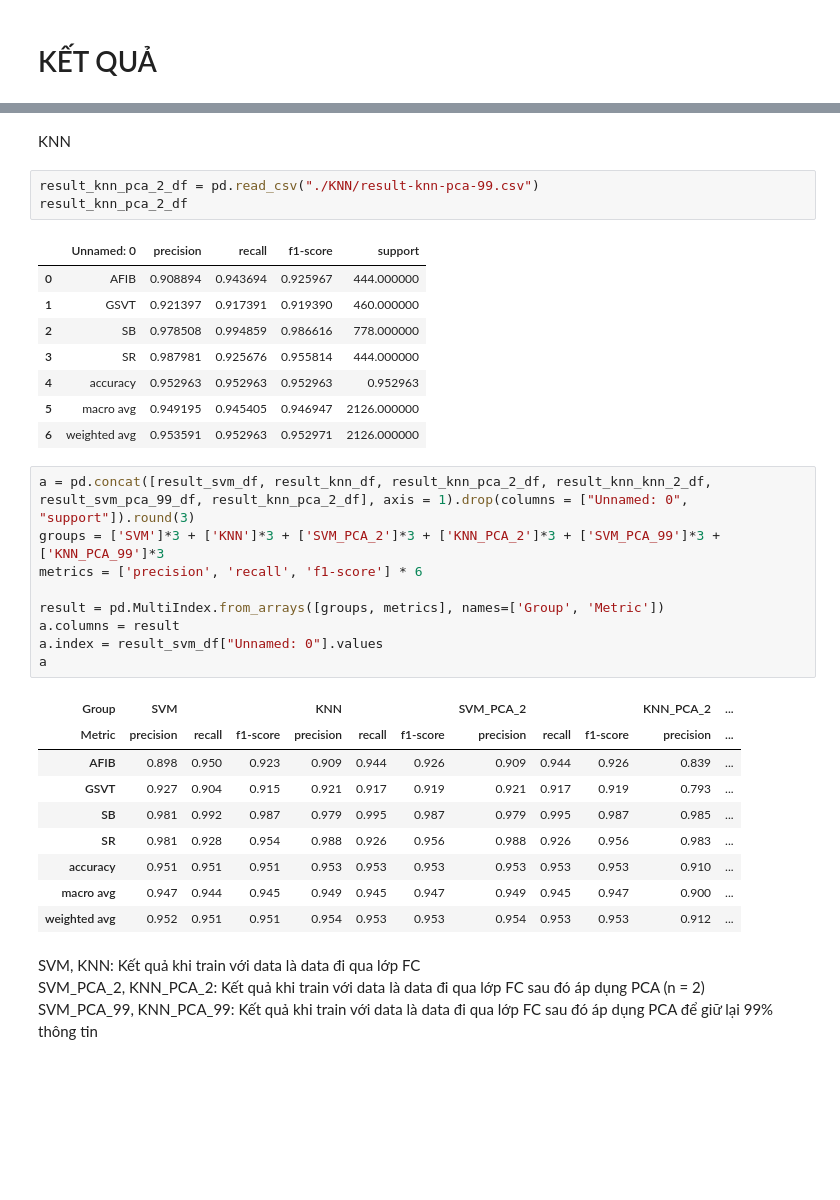
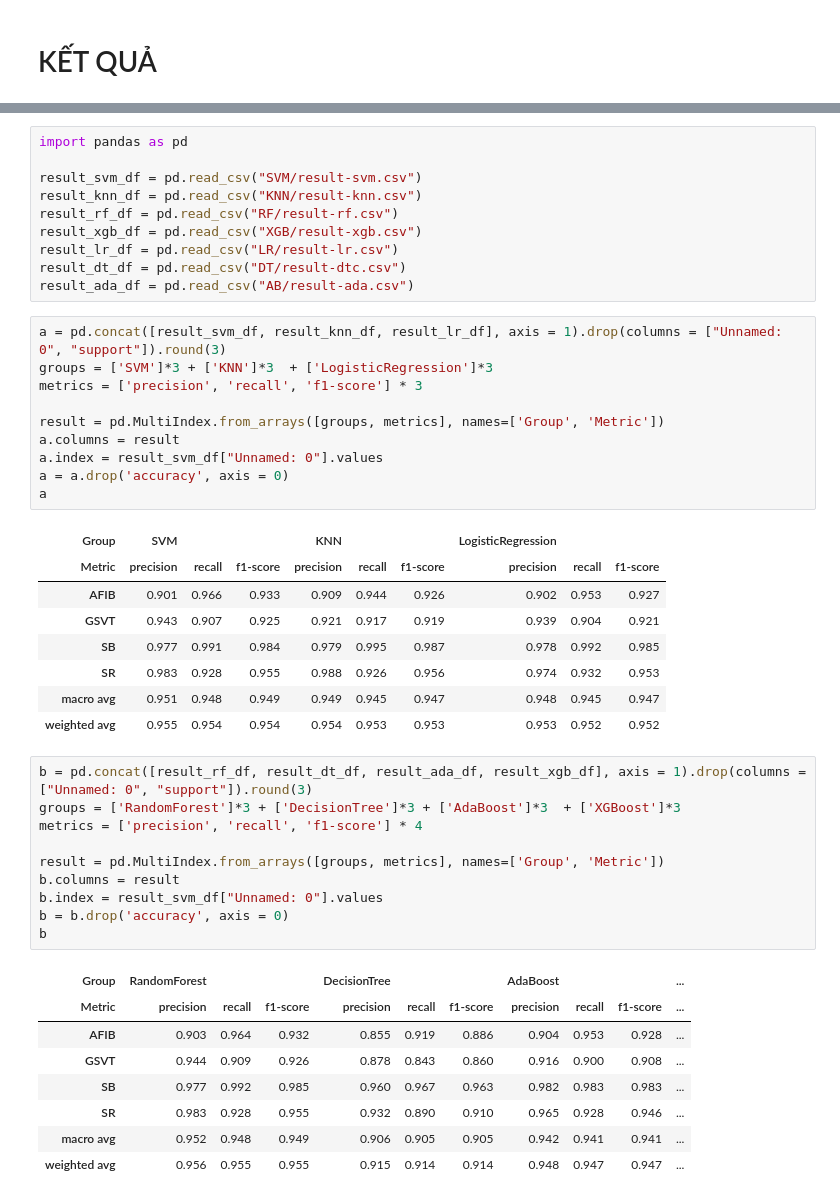
Before and after one commit to PeihPeih/ECG, a Jupyter notebook: Result.ipynb, the cells around one changed output, grey strips where cells are left out. Drawn from its saved outputs; the diff is of its cells as text; blank space fills up the shorter version.

Commit message:
Result

```diff
--- a/Result.ipynb
+++ b/Result.ipynb
@@ -81,37 +3,48 @@ result_svm_pca_99_df
-# %% [markdown]
-KNN
-# %%
-result_knn_pca_2_df = pd.read_csv("./KNN/result-knn-pca-99.csv")
-result_knn_pca_2_df
-# %% [output]
-|  | Unnamed: 0 | precision | recall | f1-score | support |
-| 0 | AFIB | 0.908894 | 0.943694 | 0.925967 | 444.000000 |
-| 1 | GSVT | 0.921397 | 0.917391 | 0.919390 | 460.000000 |
-| 2 | SB | 0.978508 | 0.994859 | 0.986616 | 778.000000 |
-| 3 | SR | 0.987981 | 0.925676 | 0.955814 | 444.000000 |
-| 4 | accuracy | 0.952963 | 0.952963 | 0.952963 | 0.952963 |
-| 5 | macro avg | 0.949195 | 0.945405 | 0.946947 | 2126.000000 |
-| 6 | weighted avg | 0.953591 | 0.952963 | 0.952971 | 2126.000000 |
+# %%
+import pandas as pd
+
+result_svm_df = pd.read_csv("SVM/result-svm.csv")
+result_knn_df = pd.read_csv("KNN/result-knn.csv")
+result_rf_df = pd.read_csv("RF/result-rf.csv")
+result_xgb_df = pd.read_csv("XGB/result-xgb.csv")
+result_lr_df = pd.read_csv("LR/result-lr.csv")
+result_dt_df = pd.read_csv("DT/result-dtc.csv")
+result_ada_df = pd.read_csv("AB/result-ada.csv")
 # %%
-a = pd.concat([result_svm_df, result_knn_df, result_knn_pca_2_df, result_knn_knn_2_df, result_svm_pca_99_df, result_knn_pca_2_df], axis = 1).drop(columns = ["Unnamed: 0", "support"]).round(3)
-groups = ['SVM']*3 + ['KNN']*3 + ['SVM_PCA_2']*3 + ['KNN_PCA_2']*3 + ['SVM_PCA_99']*3 + ['KNN_PCA_99']*3
-metrics = ['precision', 'recall', 'f1-score'] * 6
+a = pd.concat([result_svm_df, result_knn_df, result_lr_df], axis = 1).drop(columns = ["Unnamed: 0", "support"]).round(3)
+groups = ['SVM']*3 + ['KNN']*3  + ['LogisticRegression']*3
+metrics = ['precision', 'recall', 'f1-score'] * 3
 
 result = pd.MultiIndex.from_arrays([groups, metrics], names=['Group', 'Metric'])
 a.columns = result
 a.index = result_svm_df["Unnamed: 0"].values
+a = a.drop('accuracy', axis = 0)
 a
 # %% [output]
-| Group | SVM |  |  | KNN |  |  | SVM_PCA_2 |  |  | KNN_PCA_2 | ... |
-| Metric | precision | recall | f1-score | precision | recall | f1-score | precision | recall | f1-score | precision | ... |
-| AFIB | 0.898 | 0.950 | 0.923 | 0.909 | 0.944 | 0.926 | 0.909 | 0.944 | 0.926 | 0.839 | ... |
-| GSVT | 0.927 | 0.904 | 0.915 | 0.921 | 0.917 | 0.919 | 0.921 | 0.917 | 0.919 | 0.793 | ... |
-| SB | 0.981 | 0.992 | 0.987 | 0.979 | 0.995 | 0.987 | 0.979 | 0.995 | 0.987 | 0.985 | ... |
-| SR | 0.981 | 0.928 | 0.954 | 0.988 | 0.926 | 0.956 | 0.988 | 0.926 | 0.956 | 0.983 | ... |
-| accuracy | 0.951 | 0.951 | 0.951 | 0.953 | 0.953 | 0.953 | 0.953 | 0.953 | 0.953 | 0.910 | ... |
-| macro avg | 0.947 | 0.944 | 0.945 | 0.949 | 0.945 | 0.947 | 0.949 | 0.945 | 0.947 | 0.900 | ... |
-| weighted avg | 0.952 | 0.951 | 0.951 | 0.954 | 0.953 | 0.953 | 0.954 | 0.953 | 0.953 | 0.912 | ... |
+| Group | SVM |  |  | KNN |  |  | LogisticRegression |  |  |
+| Metric | precision | recall | f1-score | precision | recall | f1-score | precision | recall | f1-score |
+| AFIB | 0.901 | 0.966 | 0.933 | 0.909 | 0.944 | 0.926 | 0.902 | 0.953 | 0.927 |
+| GSVT | 0.943 | 0.907 | 0.925 | 0.921 | 0.917 | 0.919 | 0.939 | 0.904 | 0.921 |
+| SB | 0.977 | 0.991 | 0.984 | 0.979 | 0.995 | 0.987 | 0.978 | 0.992 | 0.985 |
+| SR | 0.983 | 0.928 | 0.955 | 0.988 | 0.926 | 0.956 | 0.974 | 0.932 | 0.953 |
+| macro avg | 0.951 | 0.948 | 0.949 | 0.949 | 0.945 | 0.947 | 0.948 | 0.945 | 0.947 |
+| weighted avg | 0.955 | 0.954 | 0.954 | 0.954 | 0.953 | 0.953 | 0.953 | 0.952 | 0.952 |
-# %% [markdown]
-SVM, KNN: Kết quả khi train với data là data đi qua lớp FC<br>
-SVM_PCA_2, KNN_PCA_2:  Kết quả khi train với data là data đi qua lớp FC sau đó áp dụng PCA (n = 2)<br>
-SVM_PCA_99, KNN_PCA_99:  Kết quả khi train với data là data đi qua lớp FC sau đó áp dụng PCA để giữ lại 99% thông tin
+# %%
+b = pd.concat([result_rf_df, result_dt_df, result_ada_df, result_xgb_df], axis = 1).drop(columns = ["Unnamed: 0", "support"]).round(3)
+groups = ['RandomForest']*3 + ['DecisionTree']*3 + ['AdaBoost']*3  + ['XGBoost']*3
+metrics = ['precision', 'recall', 'f1-score'] * 4
+
+result = pd.MultiIndex.from_arrays([groups, metrics], names=['Group', 'Metric'])
+b.columns = result
+b.index = result_svm_df["Unnamed: 0"].values
+b = b.drop('accuracy', axis = 0)
+b
+# %% [output]
+| Group | RandomForest |  |  | DecisionTree |  |  | AdaBoost |  |  | ... |
+| Metric | precision | recall | f1-score | precision | recall | f1-score | precision | recall | f1-score | ... |
+| AFIB | 0.903 | 0.964 | 0.932 | 0.855 | 0.919 | 0.886 | 0.904 | 0.953 | 0.928 | ... |
+| GSVT | 0.944 | 0.909 | 0.926 | 0.878 | 0.843 | 0.860 | 0.916 | 0.900 | 0.908 | ... |
+| SB | 0.977 | 0.992 | 0.985 | 0.960 | 0.967 | 0.963 | 0.982 | 0.983 | 0.983 | ... |
+| SR | 0.983 | 0.928 | 0.955 | 0.932 | 0.890 | 0.910 | 0.965 | 0.928 | 0.946 | ... |
+| macro avg | 0.952 | 0.948 | 0.949 | 0.906 | 0.905 | 0.905 | 0.942 | 0.941 | 0.941 | ... |
+| weighted avg | 0.956 | 0.955 | 0.955 | 0.915 | 0.914 | 0.914 | 0.948 | 0.947 | 0.947 | ... |
```
Also changed, not shown: parts of 16 cells of this notebook, 18 other files.
